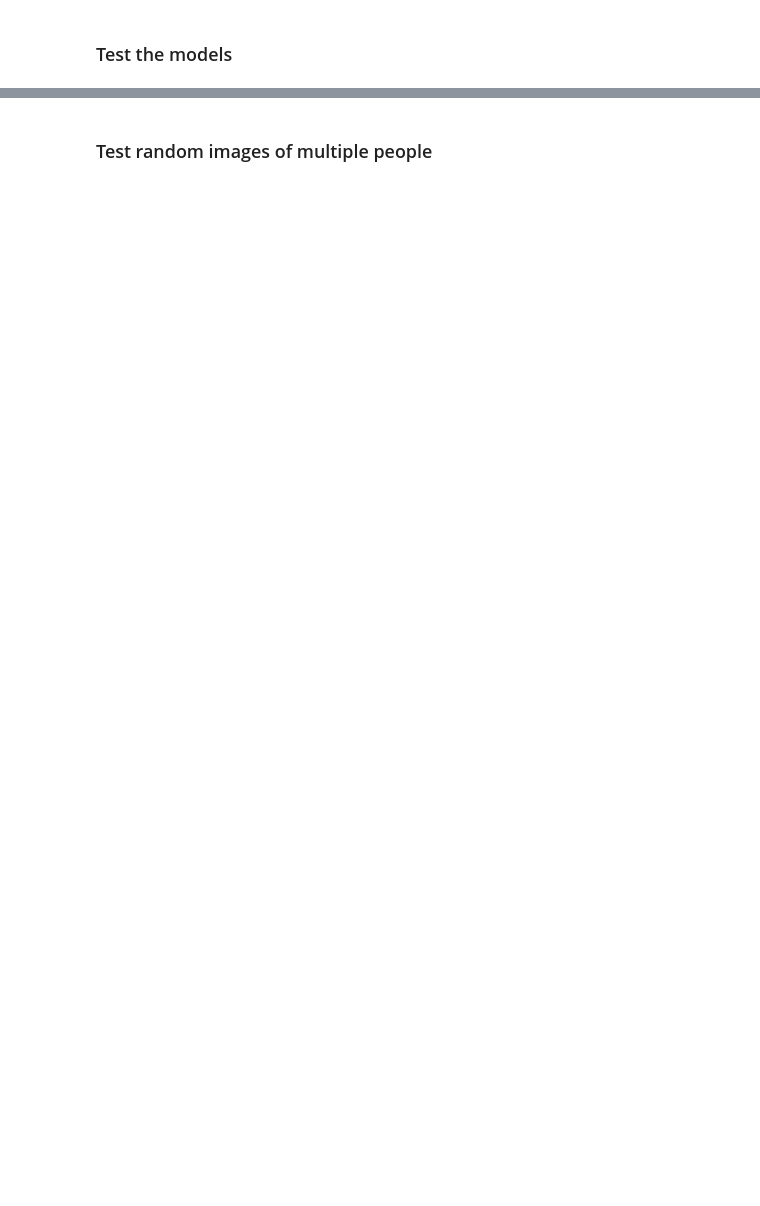
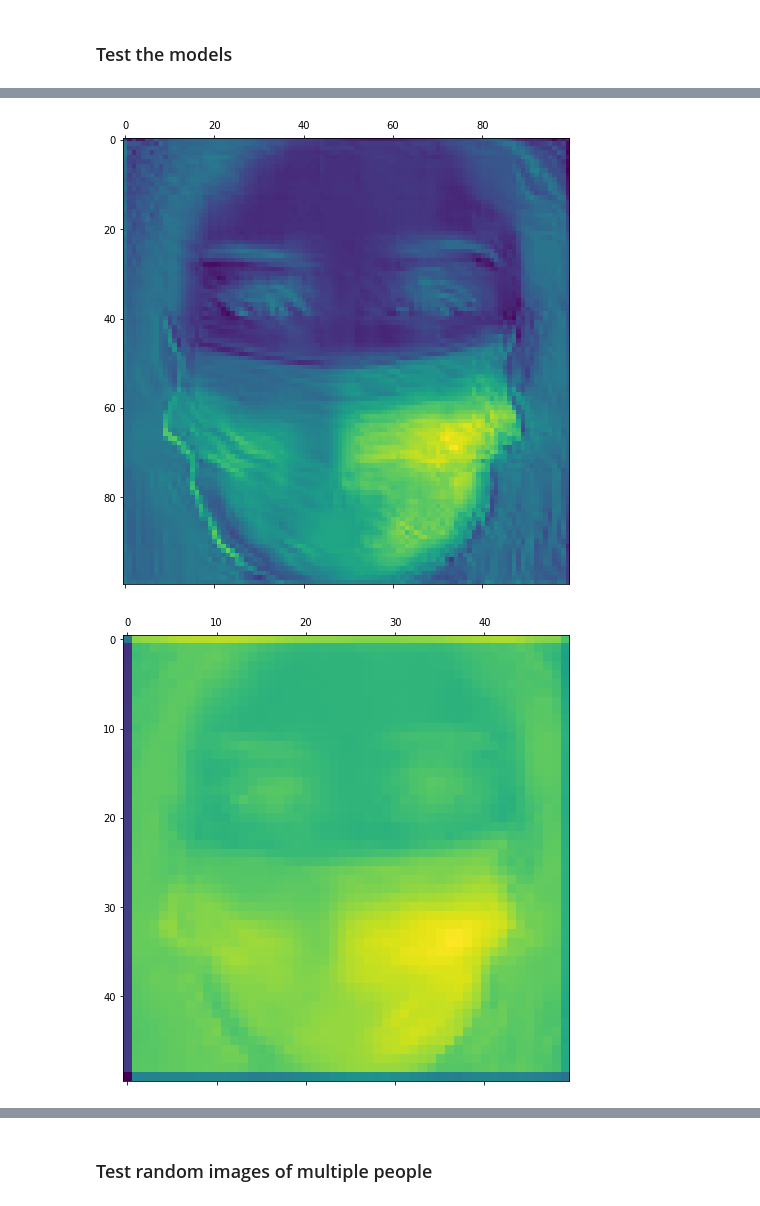
Before and after one commit to fdagher1/Face-Mask-Detection, a Jupyter notebook: FinalProject.ipynb, the cells around one changed output, grey strips where cells are left out. Saved outputs shown, nothing was run; the diff lists cells and outputs as text; code cells hidden in the pictures; blank space fills up the shorter version.

```diff
--- a/FinalProject.ipynb
+++ b/FinalProject.ipynb
@@ -480,0 +537,2 @@ Model 4        0.9970674514770508
+# %%
+best_batch_size,best_epoch=grid_search(g_model,param_grid,k_folder,train_data,train_label)
@@ -480,0 +659,5 @@ Model 4        0.9970674514770508
+# %%
+def cbam_block(cbam_feature,ratio=8):
+    cbam_feature = channel_attention(cbam_feature, ratio)
+    cbam_feature = spatial_attention(cbam_feature, )
+    return cbam_feature
@@ -480,0 +693,9 @@ Model 4        0.9970674514770508
+# %%
+model_withAttention=modelWithAttention()
+model_withAttention.summary()
+start = time.time()
+history_a = model_withAttention.fit(datagenerator.flow(train_data, train_label,batch_size=best_batch_size),
+                    epochs=best_epoch, steps_per_epoch=len(train_data) / best_batch_size,
+                    validation_data=(valid_data,valid_label), validation_steps=len(valid_data) / best_batch_size)
+end = time.time()
+timecost_a=end-start
@@ -480,0 +762,13 @@ Model 4        0.9970674514770508
+# %%
+Aheatmap1 = gradcam.make_gradcam_heatmap(test_img_array/255, model_withAttention, "Aconv1")
+Aheatmap3 = gradcam.make_gradcam_heatmap(test_img_array/255, model_withAttention, "Aconv2")
+Aheatmap5 = gradcam.make_gradcam_heatmap(test_img_array/255, model_withAttention, "Aconv3")
+Aheatmap7 = gradcam.make_gradcam_heatmap(test_img_array/255, model_withAttention, "Aconv4")
+plt.matshow(Aheatmap1)
+plt.matshow(Aheatmap3)
+plt.matshow(Aheatmap5)
+plt.matshow(Aheatmap7)
+plt.show()
+# %% [output]
+[figure, added]
+[figure, added]
```
Also changed, not shown: parts of 42 cells of this notebook.
